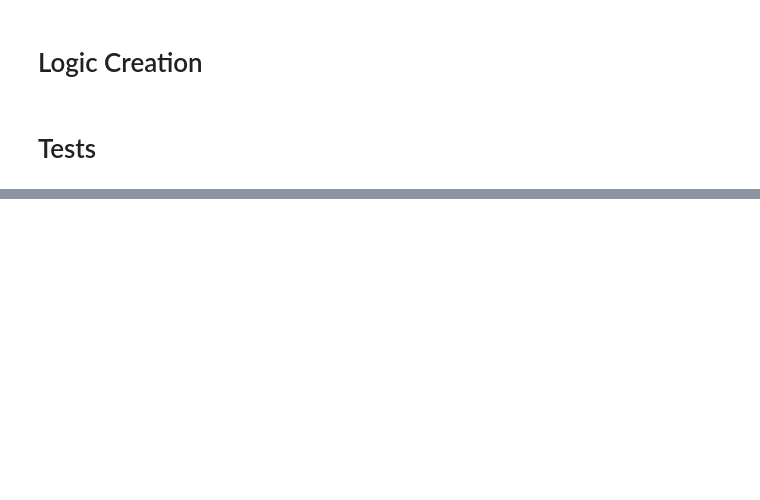
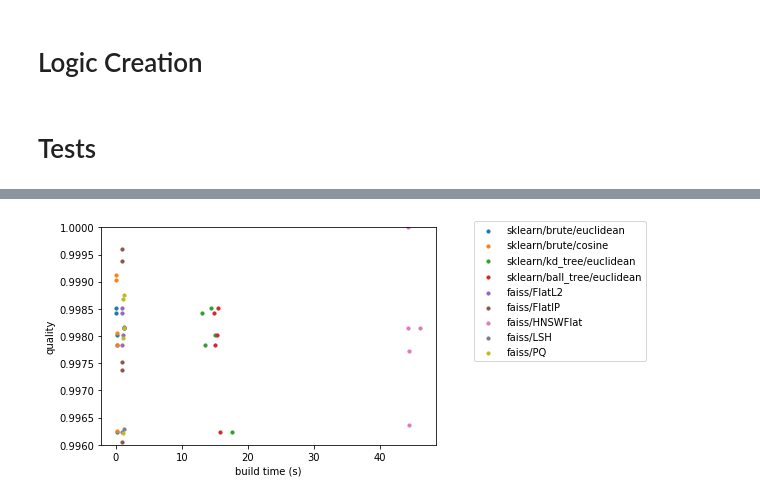
Before and after one commit to einstein9998/Internship, a Jupyter notebook: faiss.ipynb, the cells around one changed output, grey strips where cells are left out. Cells and saved outputs as stored; diff of their text form; code cells hidden in the pictures; blank space fills up the shorter version.

```diff
--- a/faiss.ipynb
+++ b/faiss.ipynb
@@ -382,0 +514,14 @@ plt.show()
+# %%
+plt.figure()
+for i in range(0, 45, 5):
+    plt.scatter(a[i:i+5]['build time (s)'], a[i:i+5]['quality'], s=10)
+
+plt.ylim(0.996, 1)
+plt.xlabel('build time (s)')
+plt.ylabel('quality')
+plt.legend(['sklearn/brute/euclidean', 'sklearn/brute/cosine', 'sklearn/kd_tree/euclidean',
+            'sklearn/ball_tree/euclidean', 'faiss/FlatL2', 'faiss/FlatIP',
+            'faiss/HNSWFlat', 'faiss/LSH', 'faiss/PQ'], bbox_to_anchor=(1.1, 1.05))
+plt.show()
+# %% [output]
+[figure, added]
```
Also changed, not shown: parts of 67 cells of this notebook.
